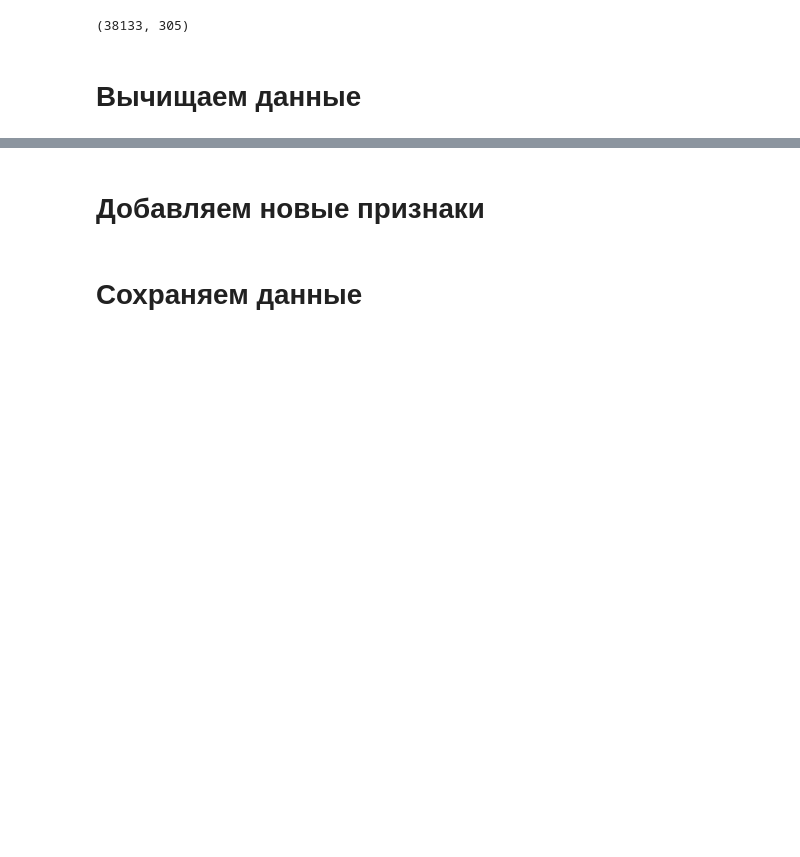
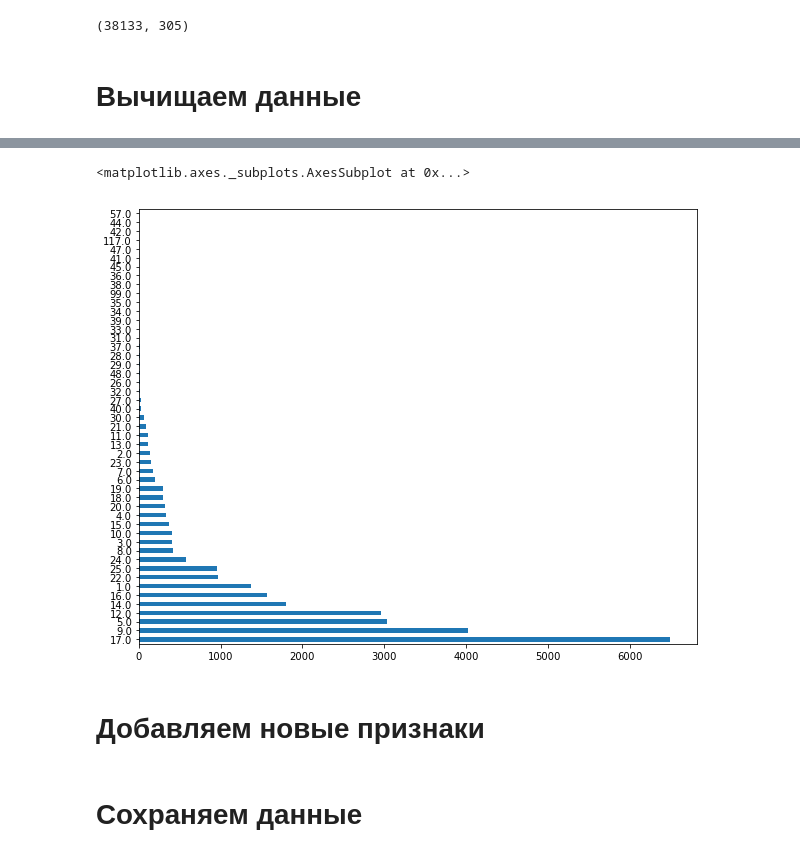
Before and after one commit to matroshenko/SberbankRussianHousingMarket, a Jupyter notebook: PreprocessData.ipynb, the cells around one changed output, grey strips where cells are left out. Cells and saved outputs as stored; diff of their text form; code cells hidden in the pictures; blank space fills up the shorter version.

```diff
--- a/PreprocessData.ipynb
+++ b/PreprocessData.ipynb
@@ -96,0 +183,14 @@ df_all.ix[bad_index, "state"] = np.NaN
+# %%
+df_all.ix[bad_index, 'full_sq'] /= 10
+df_all.ix[bad_index, 'life_sq'] = np.NaN
+# %%
+# Вместо 200x указали x?
+bad_index = df_all[df_all.build_year <= 20].index
+df_all.ix[bad_index, 'build_year'] += 2000
+# %%
+bad_index = df_all[df_all.build_year == 215].index
+df_all.ix[bad_index, 'build_year'] = 2015
+bad_index = df_all[df_all.build_year == 71].index
+df_all.ix[bad_index, 'build_year'] = 1971
+bad_index = df_all[df_all.build_year == 1691].index
+df_all.ix[bad_index, 'build_year'] = 1961
@@ -96,0 +223,14 @@ df_all.ix[bad_index, "state"] = np.NaN
+# %%
+bad_index = df_all[(df_all.floor == 0).values & (df_all.max_floor == 0).values].index
+df_all.ix[bad_index, ["max_floor", "floor"]] = np.NaN
+
+bad_index = df_all[df_all.floor == 0].index
+df_all.ix[bad_index, "floor"] = np.NaN
+
+bad_index = df_all[df_all.max_floor == 0].index
+df_all.ix[bad_index, "max_floor"] = np.NaN
+# %%
+df_all.max_floor.value_counts().plot.barh()
+# %% [output]
+<matplotlib.axes._subplots.AxesSubplot at 0x...>
+[figure, added]
```
Also changed, not shown: parts of 20 cells of this notebook.
